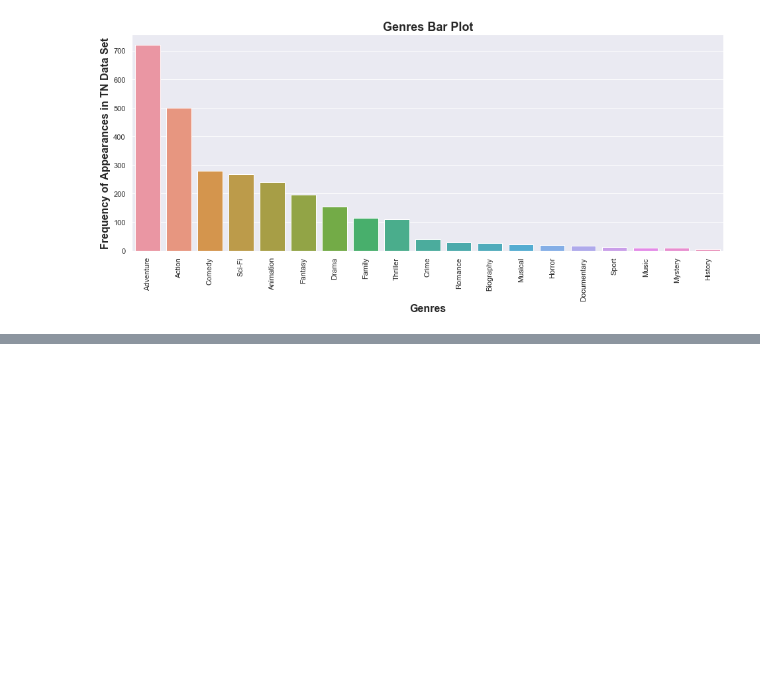
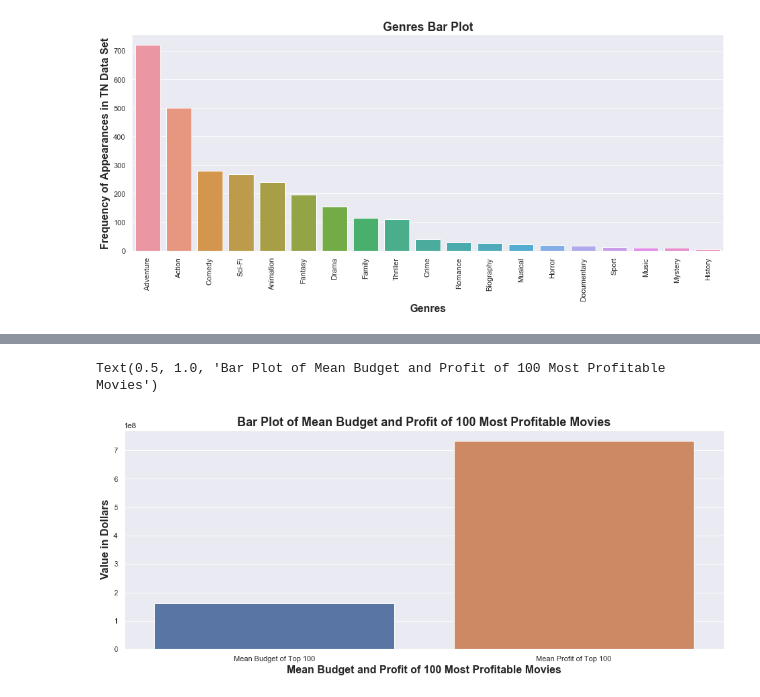
Before and after one commit to MFAP9/module1project, a Jupyter notebook: Project 1.ipynb, the cells around one changed output, grey strips where cells are left out. Cells and saved outputs as stored; diff of their text form; code cells hidden in the pictures; blank space fills up the shorter version.

```diff
--- a/Project 1.ipynb
+++ b/Project 1.ipynb
@@ -735,8 +745,16 @@ plt.title('Genres Bar Plot', fontsize=18, fontweight='bold')
+# %%
+#created list of mean budgets and profits of most/least profitable movies for visualization purposes
+tn100meanslist = ['Mean Budget of Top 100', 'Mean Profit of Top 100']
+tn100meanslistnumbers = [161564200, 734496198]
+tnbottom100meanslist = ['Mean Budget of Bottom 100', 'Mean Profit of Bottom 100']
+tnbottom100meanslistnumbers = [45188, 1178991]
 # %%
-#Plots of Bottom 100 Profit and Budget Means
+#Bar Plot of Mean Budget and Profit of 100 Most Profitable Movies
 plt.figure(figsize=(16,6))
-ax = sns.barplot(x=tngenreslist, y=tngenresappslist)
-plt.xticks(rotation=90)
-plt.xlabel('Genres', fontsize=16, fontweight='bold')
-plt.ylabel('Frequency of Appearances in TN Data Set', fontsize=16, fontweight='bold')
-plt.title('Genres Bar Plot', fontsize=18, fontweight='bold')
+ax = sns.barplot(x=tn100meanslist, y=tn100meanslistnumbers)
+plt.xlabel('Mean Budget and Profit of 100 Most Profitable Movies', fontsize=16, fontweight='bold')
+plt.ylabel('Value in Dollars', fontsize=16, fontweight='bold')
+plt.title('Bar Plot of Mean Budget and Profit of 100 Most Profitable Movies', fontsize=18, fontweight='bold')
+# %% [output]
+Text(0.5, 1.0, 'Bar Plot of Mean Budget and Profit of 100 Most Profitable Movies')
+[figure, added]
```
Also changed, not shown: parts of 8 cells of this notebook.
